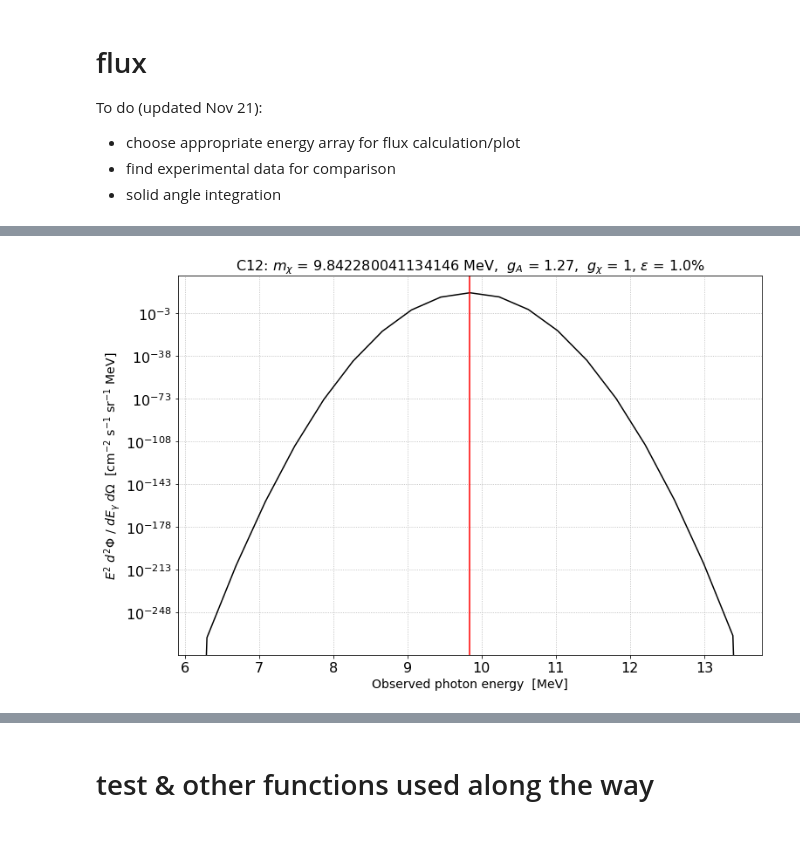
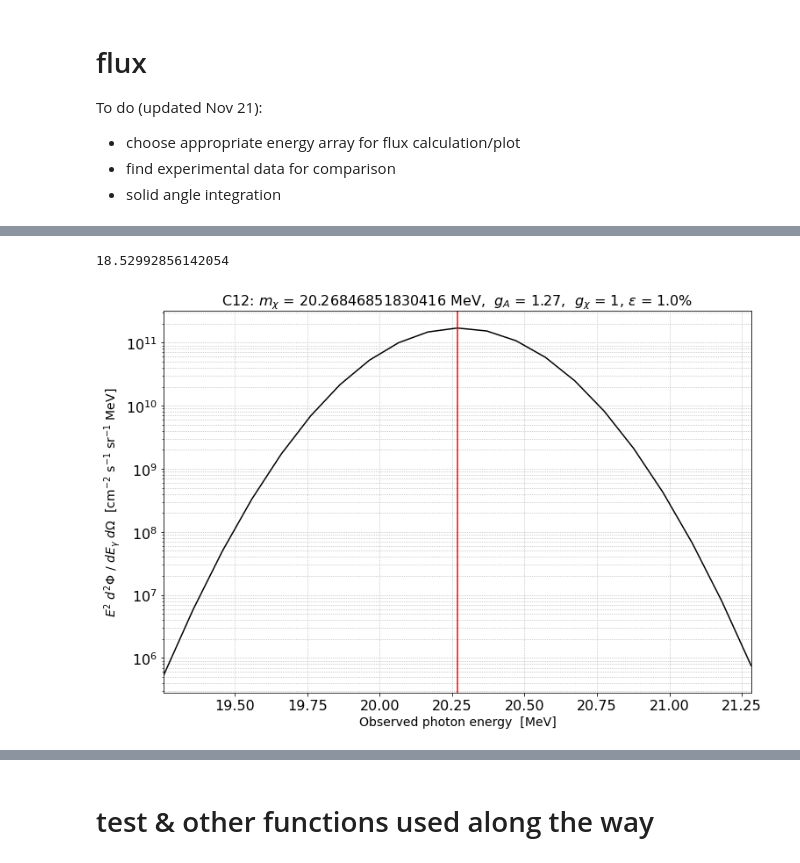
Before and after one commit to staciemoltner/DM-nucleus-inelastic-ID, a Jupyter notebook: fullFluxCalculation.ipynb, the cells around one changed output, grey strips where cells are left out. Cells and saved outputs as stored; diff of their text form; code cells hidden in the pictures; blank space fills up the shorter version.

```diff
--- a/fullFluxCalculation.ipynb
+++ b/fullFluxCalculation.ipynb
@@ -208,15 +217,16 @@ def s_max(b, l, R_halo):
     psi = np.arccos( np.cos(np.radians(b)) * np.cos(np.radians(l)) ) # [radians]
     return (np.sqrt(R_halo**2 - R_odot**2 * (np.sin(psi))**2) + R_odot * np.cos(psi)) # [kpc]
 # %%
+R_max = 50.0
 plt.figure(figsize = (12, 8))
 plt.grid(which = 'both', linestyle = 'dotted')
 plt.xticks(size = 16); plt.yticks(size=16);
-plt.xlabel(r'Line of sight distance [kpc]', fontsize = 16); plt.ylabel(r'DM density [GeV/cm$^3$]', fontsize = 16)
-plt.xlim(0, s_max(0, 0, 2 * R_odot))
+plt.xlabel(r'Line of sight distance [kpc]', fontsize = 16); plt.ylabel(r'Radius [kpc]', fontsize = 16)
+plt.xlim(0, s_max(0, 0, R_max))
 for deg in [0, 5, 15, 30, 90]:
     bb = 0 # in galactic plane
     ll = deg
-    S_MAX = s_max(bb, ll, 2 * R_odot)
+    S_MAX = s_max(bb, ll, 2 * R_max)
     # print(S_MAX)
     ss = np.linspace(0, S_MAX, 400)
     rs = list(map(lambda s: R(s, bb, ll), ss))
@@ -507,7 +535,7 @@ v_esc(5)
 # %%
 def norm_chi(V_ESC, sigma_chi):
     """
-    DM normalization factor, checked with function f_chi(s, b, l)
+    DM normalization factor, checked with function Int_f_chi(s, b, l)
     """
     norm = (2*np.pi * sigma_chi**2)**(-3/2) * (4 * np.pi) \
     * ( np.sqrt(np.pi / 2) * sigma_chi**3 * scipy.special.erf(V_ESC / (np.sqrt(2) * sigma_chi) ) \
@@ -653,8 +701,9 @@ def Int_v_N(m_chi, m_N, deltaE, r):
         * Int_v_chi(m_chi, m_N, deltaE, r, v_n))
         # [MeV^-1] * [km/s]^2  *  [unitless]  *  [MeV^-1 km/s]
         return integrand # [MeV^-2 * km^3/s^3]
-
-    return (1/norm) * quad(f, v_N_min, v_N_max)[0] # [MeV^-2 km^3 s^-3 * km/s] = [MeV^-2 km^4 s^-4]
+    integral, err = quad(f, v_N_min, v_N_max)
+    # return quad(f, v_N_min, v_N_max)
+    return (1/norm) * integral # [MeV^-2 km^3 s^-3 * km/s] = [MeV^-2 km^4 s^-4]
 # %%
 Int_v_N(m_chi = 16.72997316197439, m_N = nuc_info['O16'][0], deltaE = 16.732241, r = 5)
 # %% [output]
@@ -710,0 +783,24 @@ Int_LOS(m_chi = 16.73, nucleus = 'O16', deltaE = 16.732241, b = 0, l = l_crval,
+# %%
+plt.figure(figsize=(8, 6))
+plt.xlabel(r'Line of sight distance $s$ [kpc]', fontsize=14)
+plt.ylabel(r'LOS function []', fontsize=14)
+b = bs[180]
+l = l_crval
+m_chi = 16.73
+m_N = nuc_info['O16'][0]
+deltaE = 16.732241
+psi = np.arccos( np.cos(np.radians(b)) * np.cos(np.radians(l)) ) # [radians]
+for R_max in [R_odot*4, R_odot*10]:
+    s_max = (np.sqrt(R_max**2 - R_odot**2 * (np.sin(psi))**2) + R_odot * np.cos(psi))
+    sses = np.linspace(0, s_max, 100)
+    losFunction = []
+    for i in sses:
+        r = np.sqrt(R_odot**2 + i**2 - 2 * R_odot * i * np.cos(psi)) # [kpc]
+        rho = density('C12', r, b, l)
+        disp = vDispersion(r) # km/s
+        rho_b, rho_chi = rho[0], rho[1] # [GeV/cm^3], [GeV/cm^3]
+        sigma_b, sigma_chi = disp[0], disp[1] # km/s
+        losFunction.append( rho_b * rho_chi * ( (2*np.pi) * sigma_b * sigma_chi )**(-3) * Int_v_N(m_chi, m_N, deltaE, r) * 1000**2 * (c/1000)**2 * cm_per_kpc)
+    plt.plot(sses, losFunction, label=r'{}$R_\odot$'.format(R_max/R_odot))
+plt.xlim(sses[0], 30)
+plt.legend(fontsize=14)
@@ -842,4 +970,8 @@ def fluxData(g_chi, m_chi, nucleus, b, l, R_max, epsilon):
     dat = {'Photon energy [MeV]': energy, '{} flux [cm^-2 s^-1 sr^-1 MeV^-1]'.format(nucleus): flux_tot}
     df = pd.DataFrame(dat)
     df.to_csv('fluxData/{}/mchi_{}MeV_b_{}deg_l_{}deg_Rmax_{}kpc_epsilon_{}.txt'.format(nucleus, m_chi, b, l, R_max, 100*epsilon), sep='\t', index=False)
+# %%
+m_chis_C12[3] - 3*0.01*m_chis_C12[3]
+# %% [output]
+18.52992856142054
 # %%
@@ -873,9 +1005,9 @@ def plotFlux(g_chi, m_chi, nucleus, b, l, R_max, epsilon, save):
     if save:
         plt.savefig('fluxFigures/mchi_{}MeV_epsilon_{}.pdf'.format(nucleus, m_chi, epsilon))
 # %%
-plotFlux(1, m_chis_C12[0], 'C12', bs[180], l_crval, 2*R_odot, 0.01, False)
+plotFlux(1, m_chis_C12[4], 'C12', bs[180], l_crval, 2*R_odot, 0.01, False)
 # %% [output]
-[figure, old version]
+[figure, new version]
 # %%
 # plotFlux(1, m_chis_C12[2], 'C12', 0, l_crval, 2*R_odot, 0.1, False)
 # %%
```
Also changed, not shown: parts of 58 cells of this notebook, 7 other files.
